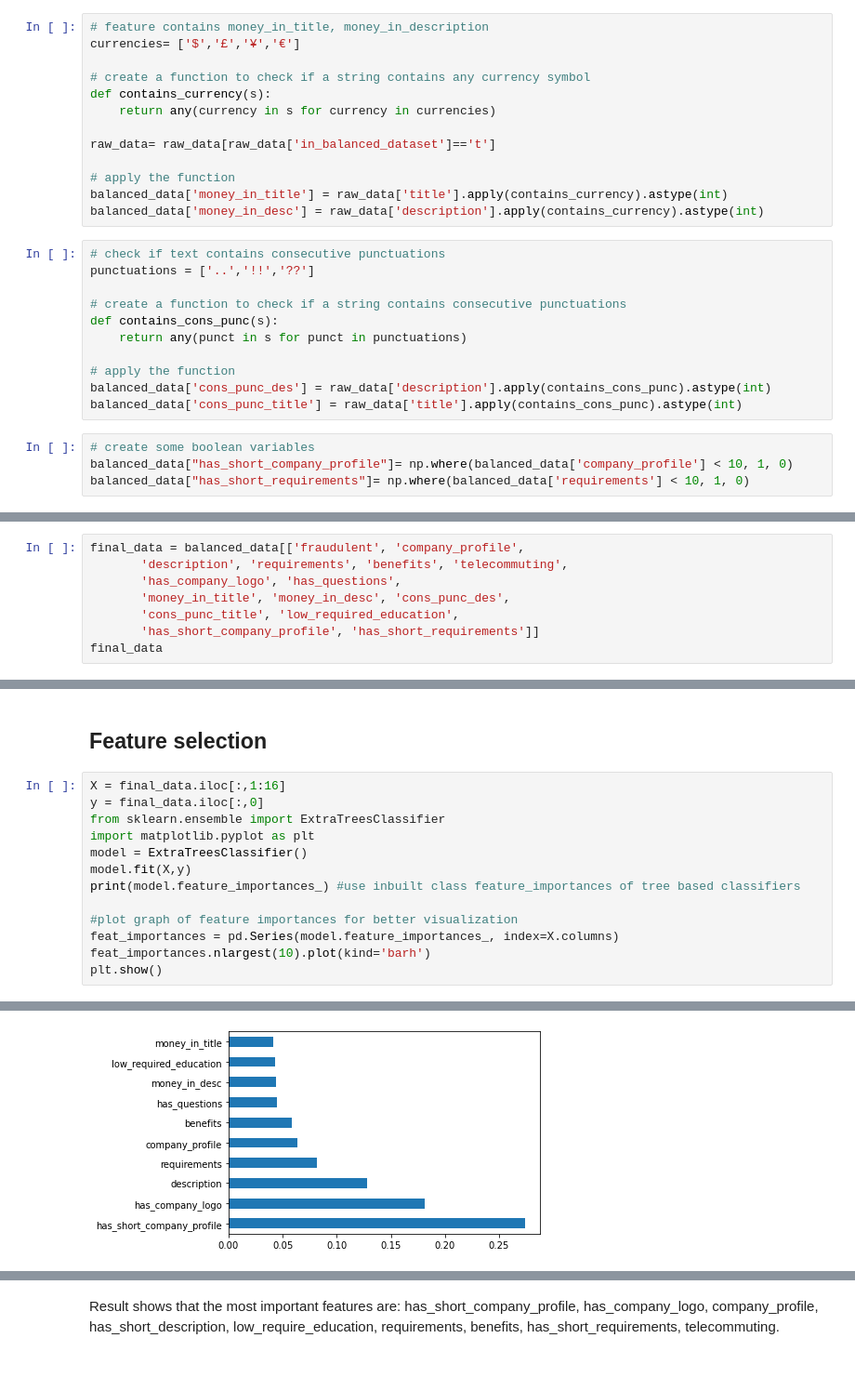
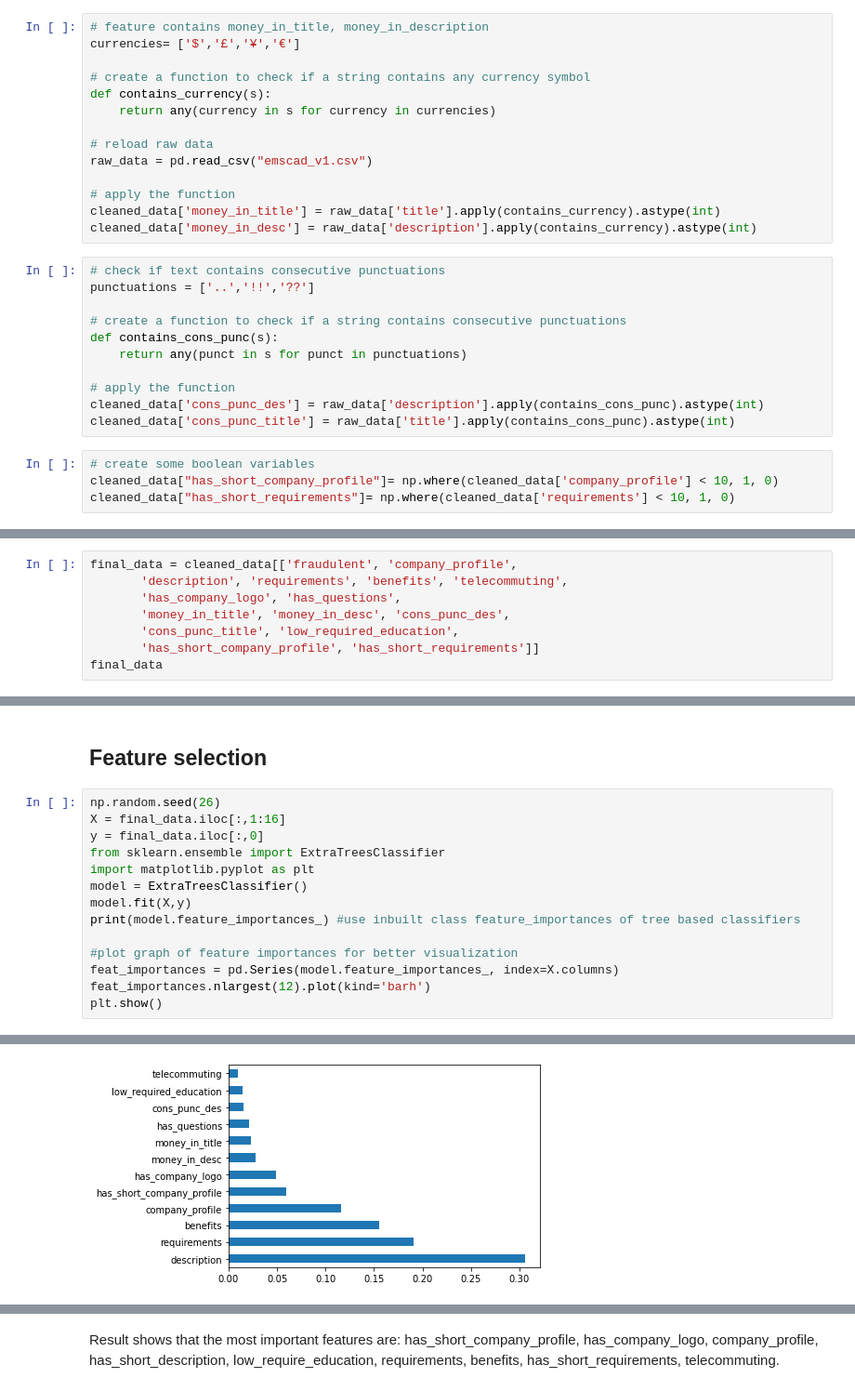
Before and after one commit to thaoyuh/Research_Hackathon, a Jupyter notebook: Data cleaning, Feature Engineering and Feature selection.ipynb, the cells around one changed output, grey strips where cells are left out. Shown at 93% size. Saved outputs shown, nothing was run; the diff lists cells and outputs as text.

Commit message:
Retrain models on unbalanced dataset

```diff
--- a/Data cleaning, Feature Engineering and Feature selection.ipynb
+++ b/Data cleaning, Feature Engineering and Feature selection.ipynb
@@ -115,11 +118,12 @@ currencies= ['$','£','¥','€']
 def contains_currency(s):
     return any(currency in s for currency in currencies)
 
-raw_data= raw_data[raw_data['in_balanced_dataset']=='t']
+# reload raw data
+raw_data = pd.read_csv("emscad_v1.csv")
 
 # apply the function
-balanced_data['money_in_title'] = raw_data['title'].apply(contains_currency).astype(int)
-balanced_data['money_in_desc'] = raw_data['description'].apply(contains_currency).astype(int)
+cleaned_data['money_in_title'] = raw_data['title'].apply(contains_currency).astype(int)
+cleaned_data['money_in_desc'] = raw_data['description'].apply(contains_currency).astype(int)
 # %%
 # check if text contains consecutive punctuations
 punctuations = ['..','!!','??']
@@ -129,10 +133,10 @@ def contains_cons_punc(s):
     return any(punct in s for punct in punctuations)
 
 # apply the function
-balanced_data['cons_punc_des'] = raw_data['description'].apply(contains_cons_punc).astype(int)
-balanced_data['cons_punc_title'] = raw_data['title'].apply(contains_cons_punc).astype(int)
+cleaned_data['cons_punc_des'] = raw_data['description'].apply(contains_cons_punc).astype(int)
+cleaned_data['cons_punc_title'] = raw_data['title'].apply(contains_cons_punc).astype(int)
 # %%
 # create some boolean variables
-balanced_data["has_short_company_profile"]= np.where(balanced_data['company_profile'] < 10, 1, 0)
-balanced_data["has_short_requirements"]= np.where(balanced_data['requirements'] < 10, 1, 0)
+cleaned_data["has_short_company_profile"]= np.where(cleaned_data['company_profile'] < 10, 1, 0)
+cleaned_data["has_short_requirements"]= np.where(cleaned_data['requirements'] < 10, 1, 0)
 # %%
@@ -147,7 +151,7 @@ Index(['title', 'location', 'department', 'salary_range', 'company_profile',
        'has_short_company_profile', 'has_short_requirements'],
       dtype='object')
 # %%
-final_data = balanced_data[['fraudulent', 'company_profile',
+final_data = cleaned_data[['fraudulent', 'company_profile',
        'description', 'requirements', 'benefits', 'telecommuting',
        'has_company_logo', 'has_questions',
        'money_in_title', 'money_in_desc', 'cons_punc_des',
@@ -171,6 +175,7 @@ final_data
 # %% [markdown]
 ## Feature selection
 # %%
+np.random.seed(26)
 X = final_data.iloc[:,1:16]
 y = final_data.iloc[:,0]
 from sklearn.ensemble import ExtraTreesClassifier
@@ -181,6 +186,6 @@ print(model.feature_importances_) #use inbuilt class feature_importances of tree
 
 #plot graph of feature importances for better visualization
 feat_importances = pd.Series(model.feature_importances_, index=X.columns)
-feat_importances.nlargest(10).plot(kind='barh')
+feat_importances.nlargest(12).plot(kind='barh')
 plt.show()
 # %% [output]
@@ -190,2 +195,2 @@ plt.show()
-[figure, old version]
+[figure, new version]
 # %% [markdown]
```
Also changed, not shown: parts of 21 cells of this notebook, 5 other files.
